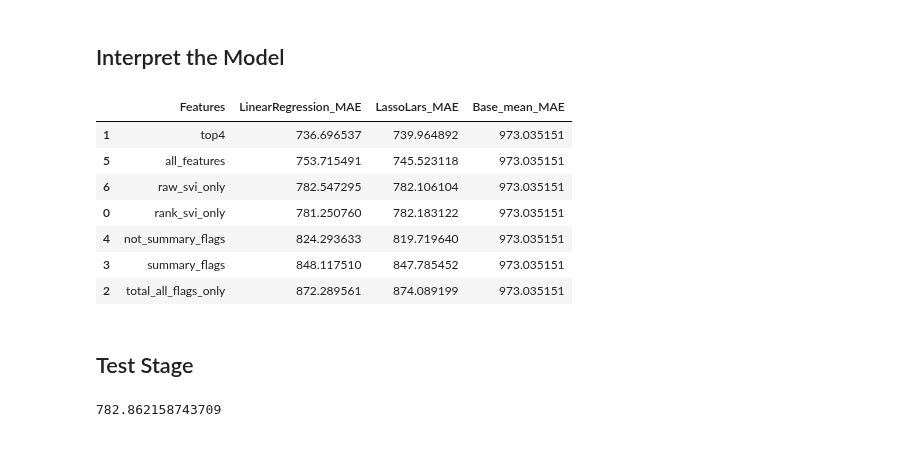
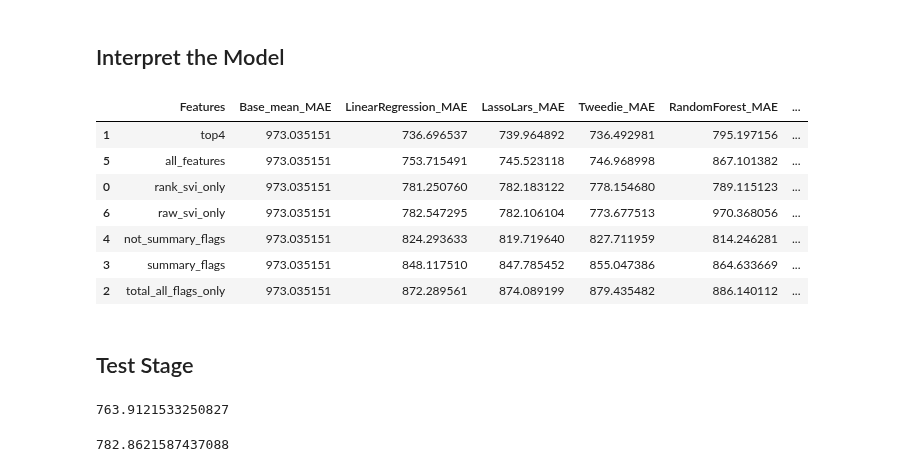
Before and after one commit to SVI-Capstone/svi_capstone, a Jupyter notebook: mvp-sa.ipynb, the cells around one changed output. Drawn from its saved outputs; the diff is of its cells as text; code cells hidden in the pictures.

```diff
--- a/mvp-sa.ipynb
+++ b/mvp-sa.ipynb
@@ -311,0 +331,10 @@ MAE: 782.106 (719.369)
+# %%
+# Tweedie Regressor, send in x scaled, y train, power and alpha settings
+df2test = [X_rank_svi_only, X_top4, X_all_flags_only, X_summary_flags, X_not_summary_flags, X_train_scaled, X_raw_svi]
+target = y_train
+
+# Tweedie Regressor Models
+cvtw_MAE_list = []
+for df in df2test:
+    cvtw_MAE = model_MAE.cvTweedie(df, target, 1.25, .25)
+    cvtw_MAE_list.append(cvtw_MAE)
@@ -311,0 +349,10 @@ MAE: 782.106 (719.369)
+# %%
+# Support Vector Regressor, send in x scaled, y train, kernel = 'rbf' or 'linear'
+df2test = [X_rank_svi_only, X_top4, X_all_flags_only, X_summary_flags, X_not_summary_flags, X_train_scaled, X_raw_svi]
+target = y_train
+
+# Support Vector Models
+cvSVRrbf_MAE_list = []
+for df in df2test:
+    cvSVRrbf_MAE = model_MAE.cvSVR(df, target, 'rbf')
+    cvSVRrbf_MAE_list.append(cvSVRrbf_MAE)
@@ -311,0 +367,10 @@ MAE: 782.106 (719.369)
+# %%
+# Support Vector Regressor, send in x scaled, y train, kernel = 'rbf' or 'linear'
+df2test = [X_rank_svi_only, X_top4, X_all_flags_only, X_summary_flags, X_not_summary_flags, X_train_scaled, X_raw_svi]
+target = y_train
+
+# Support Vector Models
+cvSVRlinear_MAE_list = []
+for df in df2test:
+    cvSVRlinear_MAE = model_MAE.cvSVR(df, target, 'linear')
+    cvSVRlinear_MAE_list.append(cvSVRlinear_MAE)
@@ -314,21 +387,25 @@ MAE: 782.106 (719.369)
 # %%
 # create dataframe for results of all train models
 df_list = ['rank_svi_only', 'top4', 'total_all_flags_only', 'summary_flags', 'not_summary_flags', 'all_features', 'raw_svi_only']
 
 results = pd.DataFrame(df_list, columns=['Features'])
+results['Base_mean_MAE'] = mean_baseMAE
 results['LinearRegression_MAE'] = cvlm_MAE_list
 results['LassoLars_MAE'] = cvll_MAE_list
-results['Base_mean_MAE'] = mean_baseMAE
-results.sort_values('LassoLars_MAE')
+results['Tweedie_MAE'] = cvtw_MAE_list
+results['RandomForest_MAE'] = cvrf_MAE_list
+results['SVR_rbf_MAE'] = cvSVRrbf_MAE_list
+results['SVR_linear_MAE'] = cvSVRlinear_MAE_list
+results.sort_values('LinearRegression_MAE')
 # %% [output]
-|  | Features | LinearRegression_MAE | LassoLars_MAE | Base_mean_MAE |
-| 1 | top4 | 736.696537 | 739.964892 | 973.035151 |
-| 5 | all_features | 753.715491 | 745.523118 | 973.035151 |
-| 6 | raw_svi_only | 782.547295 | 782.106104 | 973.035151 |
-| 0 | rank_svi_only | 781.250760 | 782.183122 | 973.035151 |
-| 4 | not_summary_flags | 824.293633 | 819.719640 | 973.035151 |
-| 3 | summary_flags | 848.117510 | 847.785452 | 973.035151 |
-| 2 | total_all_flags_only | 872.289561 | 874.089199 | 973.035151 |
+|  | Features | Base_mean_MAE | LinearRegression_MAE | LassoLars_MAE | Tweedie_MAE | RandomForest_MAE | ... |
+| 1 | top4 | 973.035151 | 736.696537 | 739.964892 | 736.492981 | 795.197156 | ... |
+| 5 | all_features | 973.035151 | 753.715491 | 745.523118 | 746.968998 | 867.101382 | ... |
+| 0 | rank_svi_only | 973.035151 | 781.250760 | 782.183122 | 778.154680 | 789.115123 | ... |
+| 6 | raw_svi_only | 973.035151 | 782.547295 | 782.106104 | 773.677513 | 970.368056 | ... |
+| 4 | not_summary_flags | 973.035151 | 824.293633 | 819.719640 | 827.711959 | 814.246281 | ... |
+| 3 | summary_flags | 973.035151 | 848.117510 | 847.785452 | 855.047386 | 864.633669 | ... |
+| 2 | total_all_flags_only | 973.035151 | 872.289561 | 874.089199 | 879.435482 | 886.140112 | ... |
 # %% [markdown]
 ## Test Stage
 # %%
@@ -336,10 +413,15 @@ results.sort_values('LassoLars_MAE')
 X_test_top4 = X_test_scaled[['rank_svi_scaled', 'f_soci_total_scaled', 'f_pov_soci', 'f_minrty_status']]
 # %%
 # fit Linear Regression with Top4 features on train dataset, then use that model to predict test values
-LRtestMAE, modelLR = model_MAE.linear_test(X_top4, y_train, X_test_top4, y_test)
-LRtestMAE
+TWtestMAE, modelTW = model_MAE.tweedie_test(X_top4, y_train, X_test_top4, y_test, 1.5, .5)
+TWtestMAE
 # %% [output]
-782.862158743709
+763.9121533250827
+# %%
+LRtestMAE, modelLR = model_MAE.linear_test(X_top4, y_train, X_test_top4, y_test)
+LRtestMAE
+# %% [output]
+782.8621587437088
 # %%
 LLtestMAE, modelLL = model_MAE.lasso_lars_test(X_top4, y_train, X_test_top4, y_test)
 LLtestMAE
```
Also changed, not shown: parts of 22 cells of this notebook.
